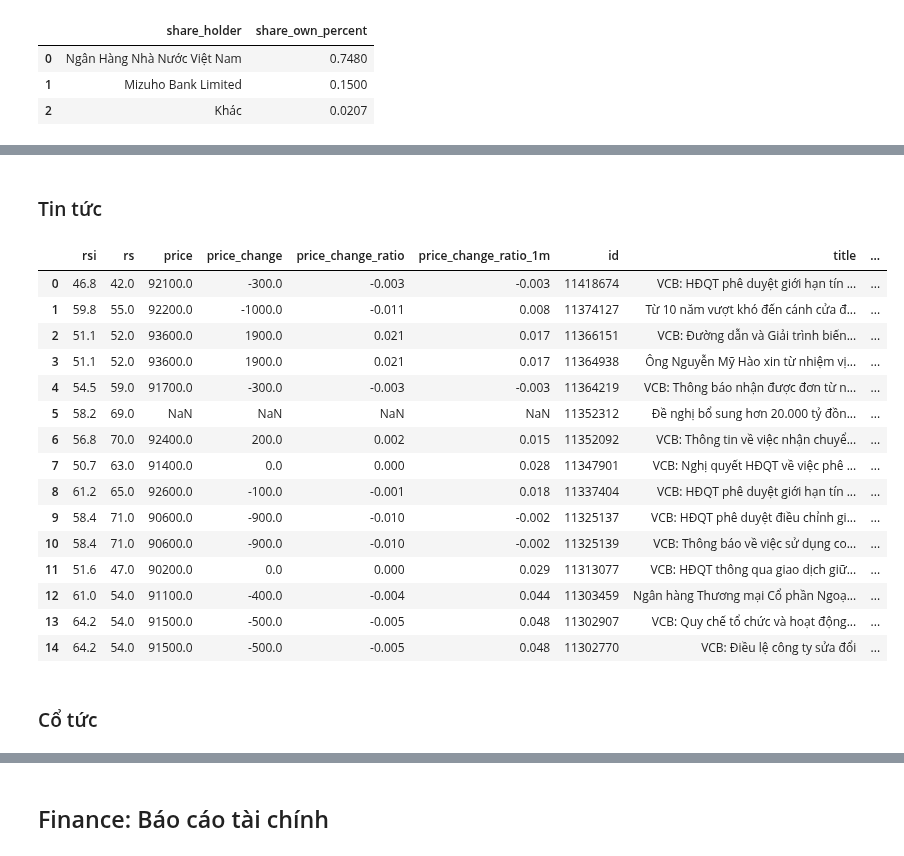
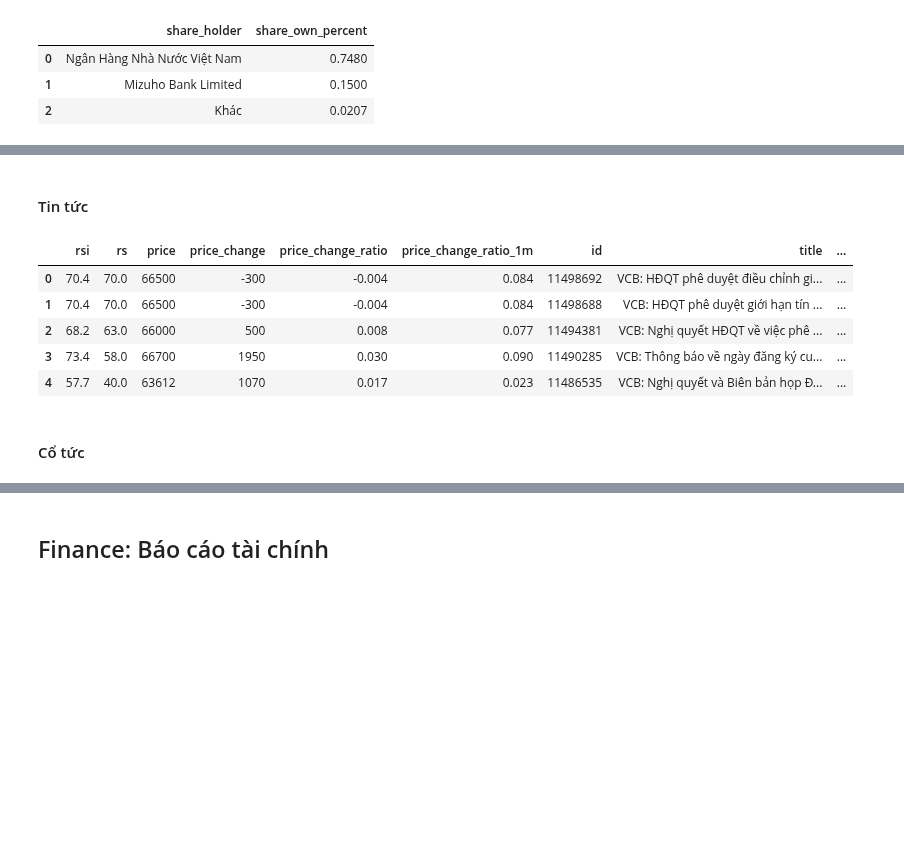
Before and after one commit to thinh-vu/vnstock, a Jupyter notebook: docs/1_vietnam_stock_vnstock3.ipynb, the cells around one changed output, grey strips where cells are left out. Saved outputs shown, nothing was run; the diff lists cells and outputs as text; code cells hidden in the pictures; blank space fills up the shorter version.

```diff
--- a/docs/1_vietnam_stock_vnstock3.ipynb
+++ b/docs/1_vietnam_stock_vnstock3.ipynb
@@ -471,24 +535,14 @@ The input looks more like a filename than markup. You may want to open this file
 # %% [markdown]
-### Tin tức
+#### Tin tức
 # %%
-company.news()
+company.news().head()
 # %% [output]
 |  | rsi | rs | price | price_change | price_change_ratio | price_change_ratio_1m | id | title | ... |
-| 0 | 46.8 | 42.0 | 92100.0 | -300.0 | -0.003 | -0.003 | 11418674 | VCB: HĐQT phê duyệt giới hạn tín ... | ... |
-| 1 | 59.8 | 55.0 | 92200.0 | -1000.0 | -0.011 | 0.008 | 11374127 | Từ 10 năm vượt khó đến cánh cửa đ... | ... |
-| 2 | 51.1 | 52.0 | 93600.0 | 1900.0 | 0.021 | 0.017 | 11366151 | VCB: Đường dẫn và Giải trình biến... | ... |
-| 3 | 51.1 | 52.0 | 93600.0 | 1900.0 | 0.021 | 0.017 | 11364938 | Ông Nguyễn Mỹ Hào xin từ nhiệm vị... | ... |
-| 4 | 54.5 | 59.0 | 91700.0 | -300.0 | -0.003 | -0.003 | 11364219 | VCB: Thông báo nhận được đơn từ n... | ... |
-| 5 | 58.2 | 69.0 | NaN | NaN | NaN | NaN | 11352312 | Đề nghị bổ sung hơn 20.000 tỷ đồn... | ... |
-| 6 | 56.8 | 70.0 | 92400.0 | 200.0 | 0.002 | 0.015 | 11352092 | VCB: Thông tin về việc nhận chuyể... | ... |
-| 7 | 50.7 | 63.0 | 91400.0 | 0.0 | 0.000 | 0.028 | 11347901 | VCB: Nghị quyết HĐQT về việc phê ... | ... |
-| 8 | 61.2 | 65.0 | 92600.0 | -100.0 | -0.001 | 0.018 | 11337404 | VCB: HĐQT phê duyệt giới hạn tín ... | ... |
-| 9 | 58.4 | 71.0 | 90600.0 | -900.0 | -0.010 | -0.002 | 11325137 | VCB: HĐQT phê duyệt điều chỉnh gi... | ... |
-| 10 | 58.4 | 71.0 | 90600.0 | -900.0 | -0.010 | -0.002 | 11325139 | VCB: Thông báo về việc sử dụng co... | ... |
-| 11 | 51.6 | 47.0 | 90200.0 | 0.0 | 0.000 | 0.029 | 11313077 | VCB: HĐQT thông qua giao dịch giữ... | ... |
-| 12 | 61.0 | 54.0 | 91100.0 | -400.0 | -0.004 | 0.044 | 11303459 | Ngân hàng Thương mại Cổ phần Ngoạ... | ... |
-| 13 | 64.2 | 54.0 | 91500.0 | -500.0 | -0.005 | 0.048 | 11302907 | VCB: Quy chế tổ chức và hoạt động... | ... |
-| 14 | 64.2 | 54.0 | 91500.0 | -500.0 | -0.005 | 0.048 | 11302770 | VCB: Điều lệ công ty sửa đổi | ... |
+| 0 | 70.4 | 70.0 | 66500 | -300 | -0.004 | 0.084 | 11498692 | VCB: HĐQT phê duyệt điều chỉnh gi... | ... |
+| 1 | 70.4 | 70.0 | 66500 | -300 | -0.004 | 0.084 | 11498688 | VCB: HĐQT phê duyệt giới hạn tín ... | ... |
+| 2 | 68.2 | 63.0 | 66000 | 500 | 0.008 | 0.077 | 11494381 | VCB: Nghị quyết HĐQT về việc phê ... | ... |
+| 3 | 73.4 | 58.0 | 66700 | 1950 | 0.030 | 0.090 | 11490285 | VCB: Thông báo về ngày đăng ký cu... | ... |
+| 4 | 57.7 | 40.0 | 63612 | 1070 | 0.017 | 0.023 | 11486535 | VCB: Nghị quyết và Biên bản họp Đ... | ... |
 # %% [markdown]
-### Cổ tức
+#### Cổ tức
 # %%
```
Also changed, not shown: parts of 66 cells of this notebook, 2 other files.
